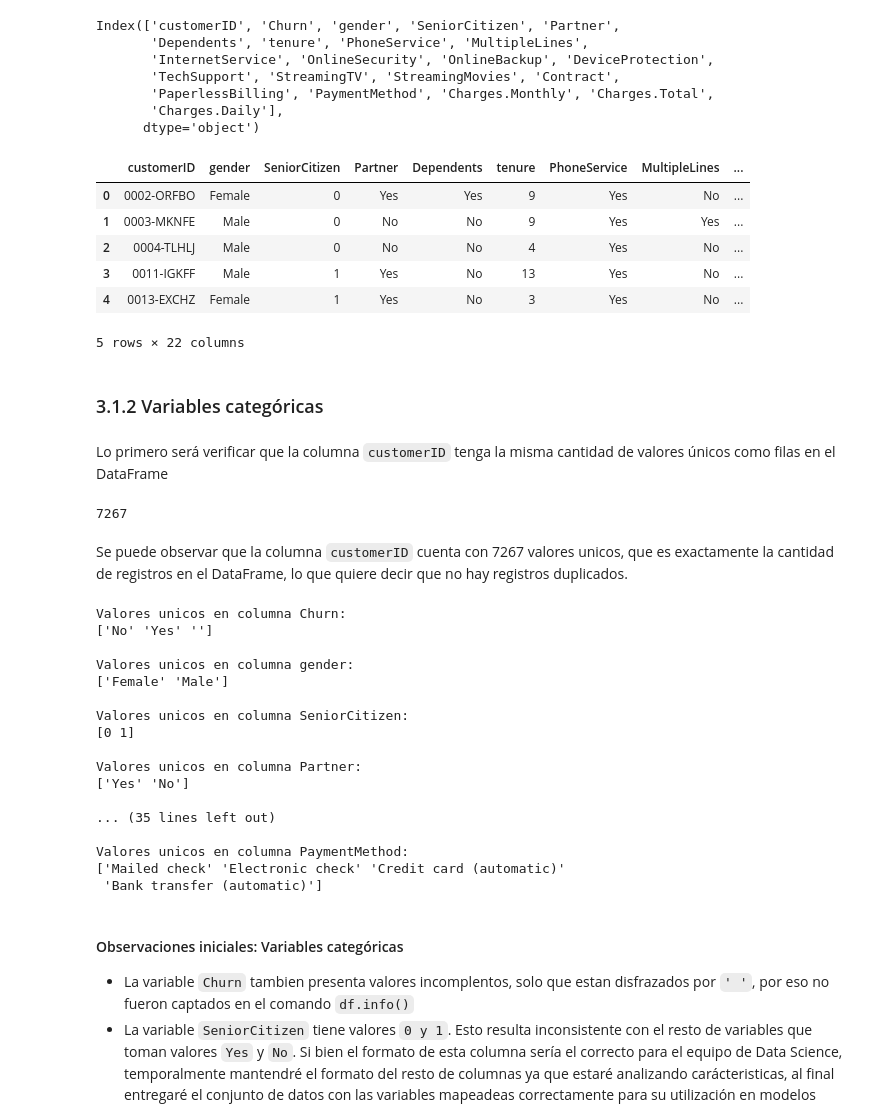
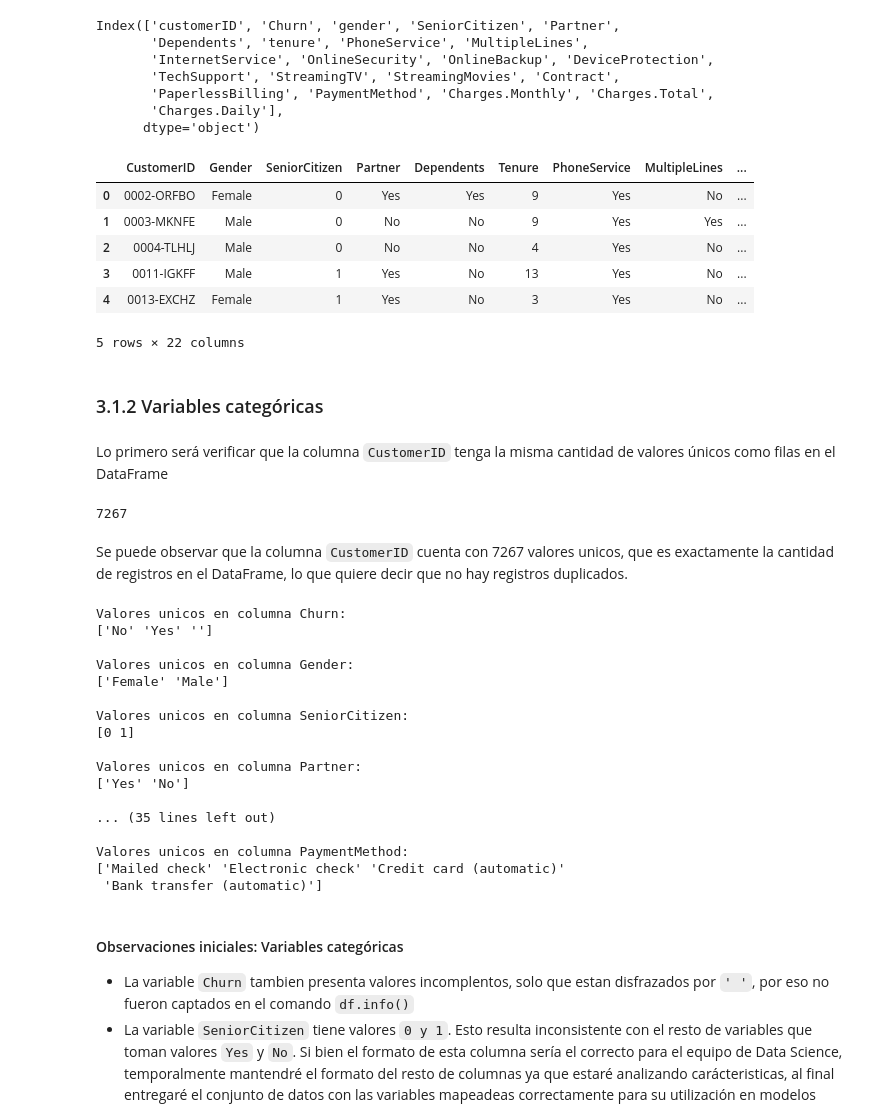
Before and after one commit to ignaciomajo/proyecto_TelecomX, a Jupyter notebook: proyecto_telecomx.ipynb, the cells around one changed output. Saved outputs shown, nothing was run; the diff lists cells and outputs as text; code cells hidden in the pictures.

```diff
--- a/proyecto_telecomx.ipynb
+++ b/proyecto_telecomx.ipynb
@@ -224,17 +277,24 @@ Index(['customerID', 'Churn', 'gender', 'SeniorCitizen', 'Partner',
        'PaperlessBilling', 'PaymentMethod', 'Charges.Monthly', 'Charges.Total',
        'Charges.Daily'],
       dtype='object')
+# %%
+df.columns = ['CustomerID', 'Churn', 'Gender', 'SeniorCitizen', 'Partner',
+       'Dependents', 'Tenure', 'PhoneService', 'MultipleLines',
+       'InternetService', 'OnlineSecurity', 'OnlineBackup', 'DeviceProtection',
+       'TechSupport', 'StreamingTV', 'StreamingMovies', 'Contract',
+       'PaperlessBilling', 'PaymentMethod', 'ChargesMonthly', 'ChargesTotal',
+       'ChargesDaily']
 # %%
-columnas_ordenadas = ['customerID', 'gender', 'SeniorCitizen', 'Partner',
-       'Dependents', 'tenure', 'PhoneService', 'MultipleLines',
+columnas_ordenadas = ['CustomerID', 'Gender', 'SeniorCitizen', 'Partner',
+       'Dependents', 'Tenure', 'PhoneService', 'MultipleLines',
        'InternetService', 'OnlineSecurity', 'OnlineBackup', 'DeviceProtection',
        'TechSupport', 'StreamingTV', 'StreamingMovies', 'Contract',
        'PaperlessBilling', 'PaymentMethod',
-       'Charges.Daily', 'Charges.Monthly', 'Charges.Total', 'Churn']
+       'ChargesDaily', 'ChargesMonthly', 'ChargesTotal', 'Churn']
 df = df[columnas_ordenadas]
 df.head()
 # %% [output]
-|  | customerID | gender | SeniorCitizen | Partner | Dependents | tenure | PhoneService | MultipleLines | ... |
+|  | CustomerID | Gender | SeniorCitizen | Partner | Dependents | Tenure | PhoneService | MultipleLines | ... |
 | 0 | 0002-ORFBO | Female | 0 | Yes | Yes | 9 | Yes | No | ... |
 | 1 | 0003-MKNFE | Male | 0 | No | No | 9 | Yes | Yes | ... |
 | 2 | 0004-TLHLJ | Male | 0 | No | No | 4 | Yes | No | ... |
@@ -244,5 +304,5 @@ df.head()
 # %% [markdown]
 ### 3.1.2 Variables categóricas
 # %% [markdown]
-Lo primero será verificar que la columna `customerID` tenga la misma cantidad de valores únicos como filas en el DataFrame
+Lo primero será verificar que la columna `CustomerID` tenga la misma cantidad de valores únicos como filas en el DataFrame
 # %%
@@ -250,9 +310,9 @@ len(df['customerID'].unique())
 # %% [output]
 7267
 # %% [markdown]
-Se puede observar que la columna `customerID` cuenta con 7267 valores unicos, que es exactamente la cantidad de registros en el DataFrame, lo que quiere decir que no hay registros duplicados.
+Se puede observar que la columna `CustomerID` cuenta con 7267 valores unicos, que es exactamente la cantidad de registros en el DataFrame, lo que quiere decir que no hay registros duplicados.
 # %%
-columnas_categoricas = ['Churn', 'gender', 'SeniorCitizen', 'Partner',
+columnas_categoricas = ['Churn', 'Gender', 'SeniorCitizen', 'Partner',
        'Dependents', 'PhoneService', 'MultipleLines',
        'InternetService', 'OnlineSecurity', 'OnlineBackup', 'DeviceProtection',
        'TechSupport', 'StreamingTV', 'StreamingMovies', 'Contract',
@@ -263,7 +323,7 @@ for columna in columnas_categoricas:
 Valores unicos en columna Churn:
 ['No' 'Yes' '']
 
-Valores unicos en columna gender:
+Valores unicos en columna Gender:
 ['Female' 'Male']
 
 Valores unicos en columna SeniorCitizen:
```
Also changed, not shown: parts of 68 cells of this notebook, 1 other file.
